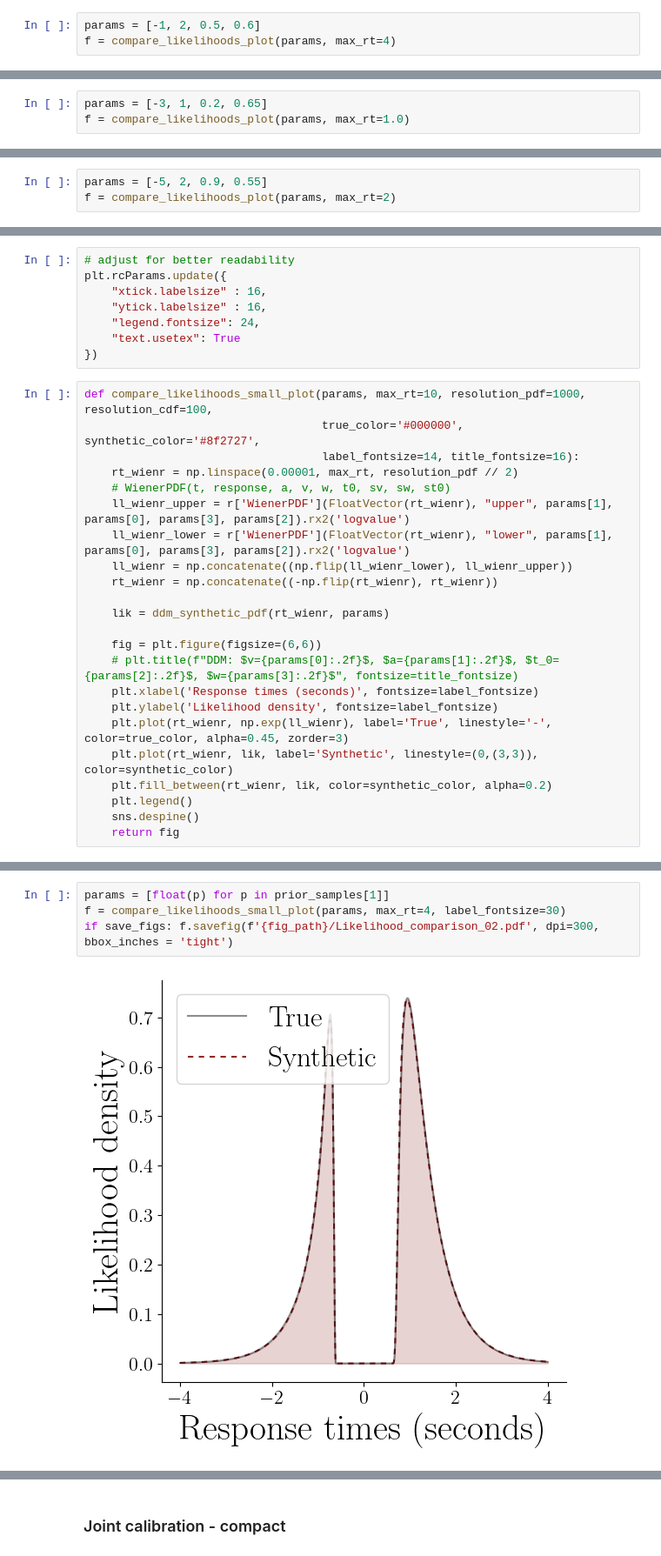
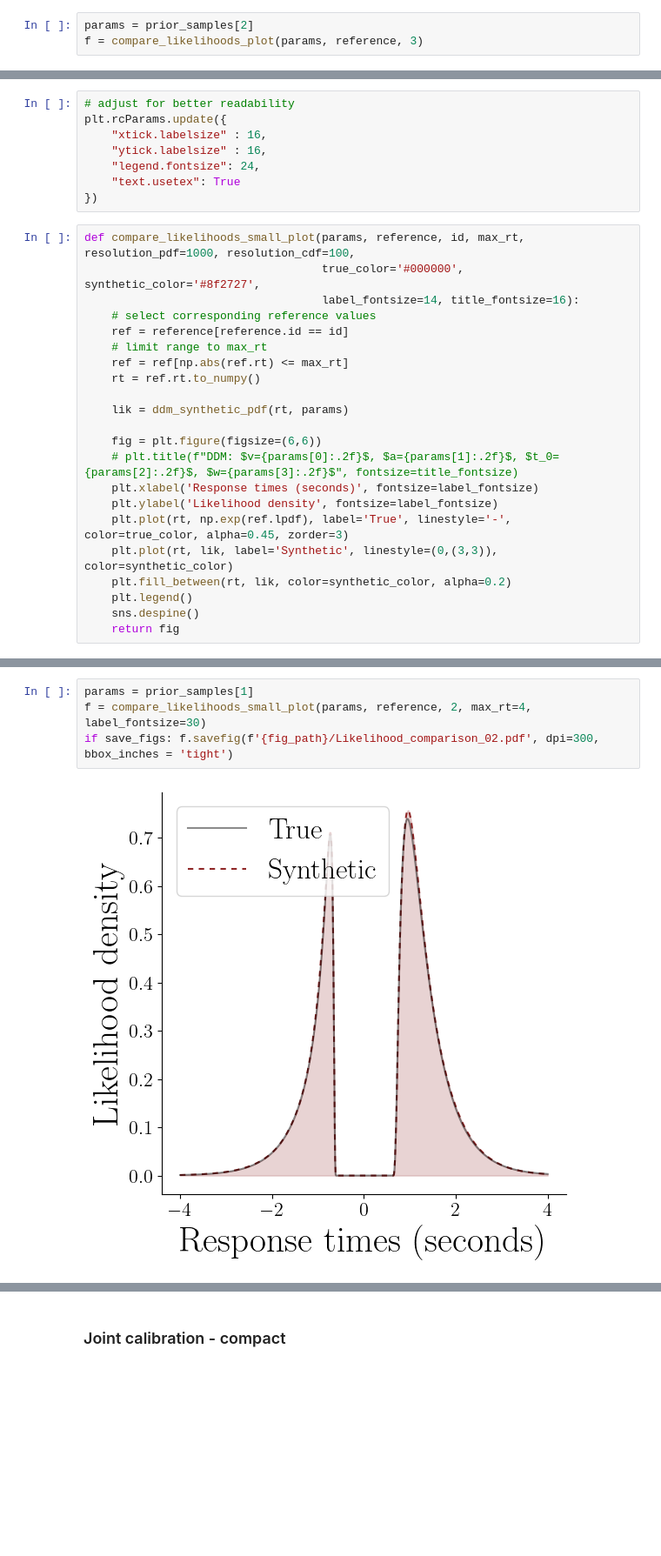
Before and after one commit to bayesflow-org/JANA-Paper, a Jupyter notebook: experiments/diffusion_model/01_joint.ipynb, the cells around one changed output, grey strips where cells are left out. Shown at 87% size. Cells and saved outputs as stored; diff of their text form; blank space fills up the shorter version.

```diff
--- a/experiments/diffusion_model/01_joint.ipynb
+++ b/experiments/diffusion_model/01_joint.ipynb
@@ -438,4 +385,4 @@ f = compare_likelihoods_plot(params, max_rt=2)
 # %%
-params = [-1, 2, 0.5, 0.6]
-f = compare_likelihoods_plot(params, max_rt=4)
+params = prior_samples[2]
+f = compare_likelihoods_plot(params, reference, 3)
 # %% [output]
@@ -625,6 +572,3 @@ All differences are smaller than the corresponding standard error, indicating go
 - Studentising Flows: Alexanderson, S., & Henter, G.. (2020). Robust model training and generalisation with Studentising flows.
 # %% [markdown]
 ## Appendix: Additional figures
-# %%
-params = [-3, 1, 0.2, 0.65]
-f = compare_likelihoods_plot(params, max_rt=1.0)
@@ -633,3 +574,0 @@ f = compare_likelihoods_plot(params, max_rt=1.0)
-# %%
-params = [-5, 2, 0.9, 0.55]
-f = compare_likelihoods_plot(params, max_rt=2)
@@ -646,25 +583,24 @@ plt.rcParams.update({
     "text.usetex": True
 })
 # %%
-def compare_likelihoods_small_plot(params, max_rt=10, resolution_pdf=1000, resolution_cdf=100,
+def compare_likelihoods_small_plot(params, reference, id, max_rt, resolution_pdf=1000, resolution_cdf=100,
                                    true_color='#000000', synthetic_color='#8f2727',
                                    label_fontsize=14, title_fontsize=16):
-    rt_wienr = np.linspace(0.00001, max_rt, resolution_pdf // 2)
-    # WienerPDF(t, response, a, v, w, t0, sv, sw, st0)
-    ll_wienr_upper = r['WienerPDF'](FloatVector(rt_wienr), "upper", params[1], params[0], params[3], params[2]).rx2('logvalue')
-    ll_wienr_lower = r['WienerPDF'](FloatVector(rt_wienr), "lower", params[1], params[0], params[3], params[2]).rx2('logvalue')
-    ll_wienr = np.concatenate((np.flip(ll_wienr_lower), ll_wienr_upper))
-    rt_wienr = np.concatenate((-np.flip(rt_wienr), rt_wienr))
+    # select corresponding reference values
+    ref = reference[reference.id == id]
+    # limit range to max_rt
+    ref = ref[np.abs(ref.rt) <= max_rt]
+    rt = ref.rt.to_numpy()
 
-    lik = ddm_synthetic_pdf(rt_wienr, params)
+    lik = ddm_synthetic_pdf(rt, params)
 
     fig = plt.figure(figsize=(6,6))
     # plt.title(f"DDM: $v={params[0]:.2f}$, $a={params[1]:.2f}$, $t_0={params[2]:.2f}$, $w={params[3]:.2f}$", fontsize=title_fontsize)
     plt.xlabel('Response times (seconds)', fontsize=label_fontsize)
     plt.ylabel('Likelihood density', fontsize=label_fontsize)
-    plt.plot(rt_wienr, np.exp(ll_wienr), label='True', linestyle='-', color=true_color, alpha=0.45, zorder=3)
-    plt.plot(rt_wienr, lik, label='Synthetic', linestyle=(0,(3,3)), color=synthetic_color)
-    plt.fill_between(rt_wienr, lik, color=synthetic_color, alpha=0.2)
+    plt.plot(rt, np.exp(ref.lpdf), label='True', linestyle='-', color=true_color, alpha=0.45, zorder=3)
+    plt.plot(rt, lik, label='Synthetic', linestyle=(0,(3,3)), color=synthetic_color)
+    plt.fill_between(rt, lik, color=synthetic_color, alpha=0.2)
     plt.legend()
     sns.despine()
     return fig
@@ -677,7 +613,7 @@ if save_figs: f.savefig(f'{fig_path}/Likelihood_comparison_01.pdf', dpi=300, bbo
 # %%
-params = [float(p) for p in prior_samples[1]]
-f = compare_likelihoods_small_plot(params, max_rt=4, label_fontsize=30)
+params = prior_samples[1]
+f = compare_likelihoods_small_plot(params, reference, 2, max_rt=4, label_fontsize=30)
 if save_figs: f.savefig(f'{fig_path}/Likelihood_comparison_02.pdf', dpi=300, bbox_inches = 'tight')
 # %% [output]
-[figure, old version]
+[figure, new version]
 # %%
```
Also changed, not shown: parts of 34 cells of this notebook, 2 other files.
